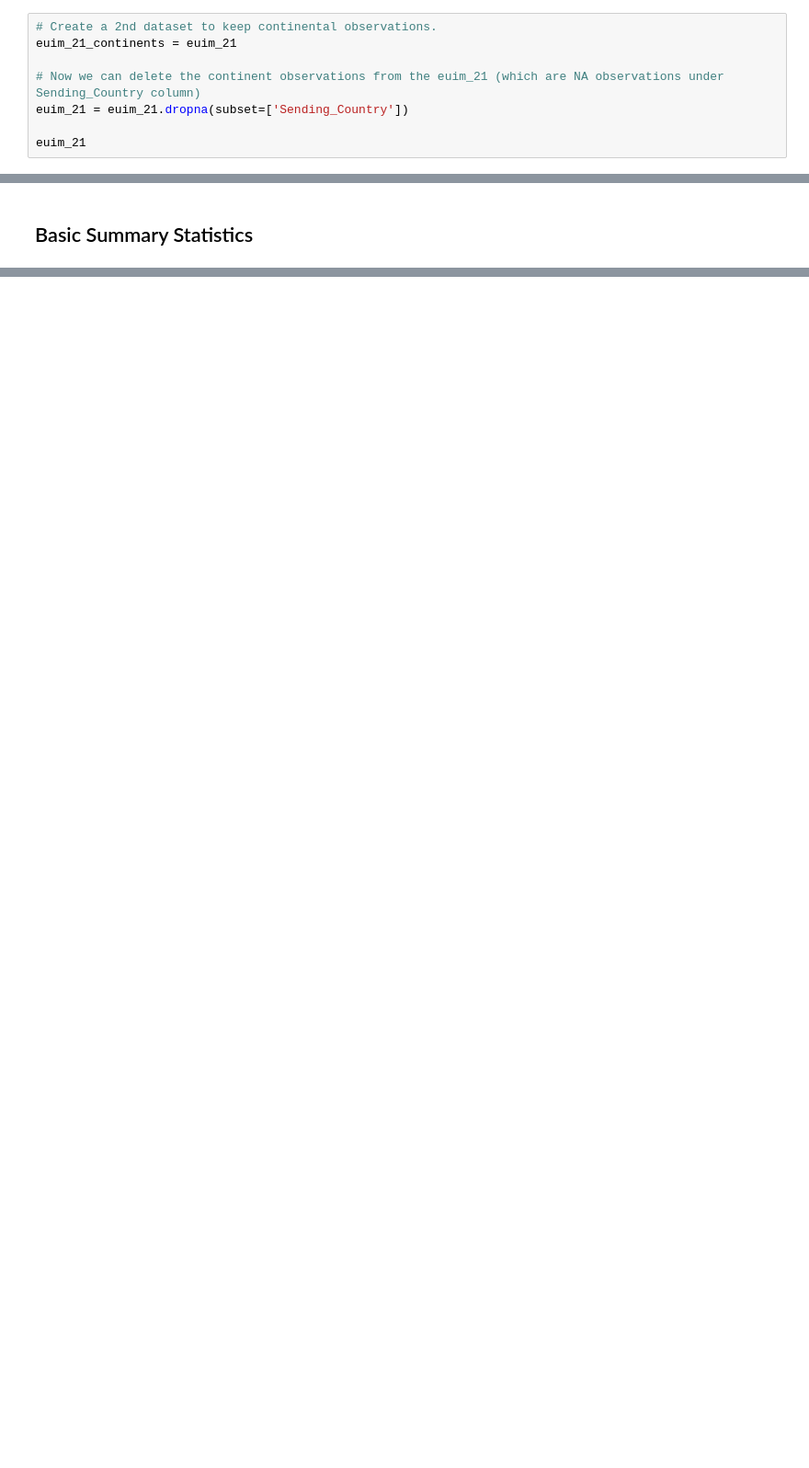
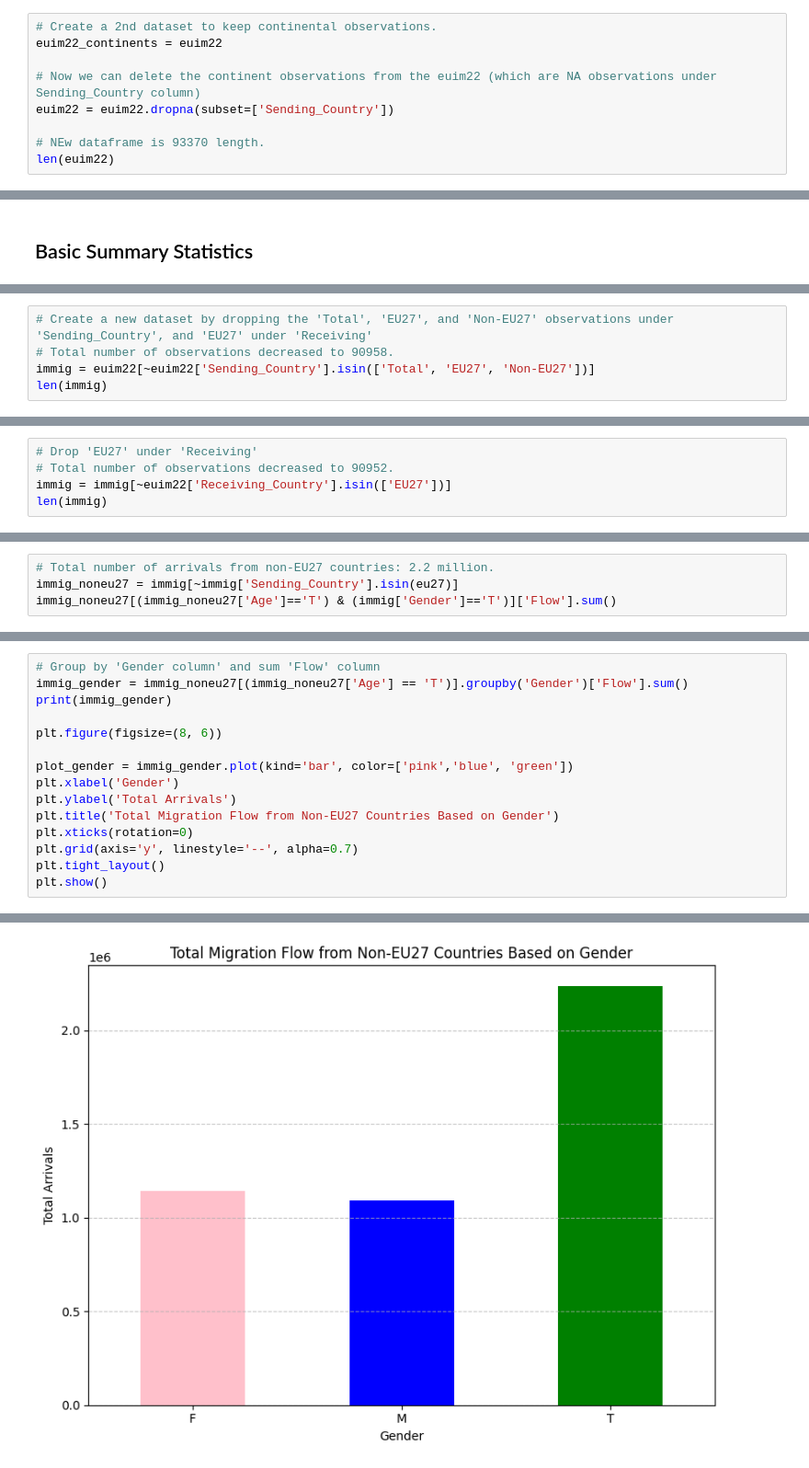
Before and after one commit to barisalan00/barisalan00.github.io, a Jupyter notebook: migration_flows_europe.ipynb, the cells around one changed output, grey strips where cells are left out. Shown: that part at 92% size. Saved outputs shown, nothing was run; the diff lists cells and outputs as text; blank space fills up the shorter version.

```diff
--- a/migration_flows_europe.ipynb
+++ b/migration_flows_europe.ipynb
@@ -258,9 +374,10 @@ euim_21[(euim_21['Migrant_Citizenship']=='STLS') & (euim_21['Migrant_Citizenship
 # %%
 # Create a 2nd dataset to keep continental observations.
-euim_21_continents = euim_21
+euim22_continents = euim22
 
-# Now we can delete the continent observations from the euim_21 (which are NA observations under Sending_Country column)
-euim_21 = euim_21.dropna(subset=['Sending_Country'])
+# Now we can delete the continent observations from the euim22 (which are NA observations under Sending_Country column)
+euim22 = euim22.dropna(subset=['Sending_Country'])
 
-euim_21
+# NEw dataframe is 93370 length.
+len(euim22)
 # %% [output]
@@ -429,0 +427,5 @@ Another key goal is to integrate socio-economic and climate risk indicators from
+# %%
+# Create a new dataset by dropping the 'Total', 'EU27', and 'Non-EU27' observations under 'Sending_Country', and 'EU27' under 'Receiving'
+# Total number of observations decreased to 90958.
+immig = euim22[~euim22['Sending_Country'].isin(['Total', 'EU27', 'Non-EU27'])]
+len(immig)
@@ -429,0 +434,5 @@ Another key goal is to integrate socio-economic and climate risk indicators from
+# %%
+# Drop 'EU27' under 'Receiving'
+# Total number of observations decreased to 90952.
+immig = immig[~euim22['Receiving_Country'].isin(['EU27'])]
+len(immig)
@@ -429,0 +463,4 @@ Another key goal is to integrate socio-economic and climate risk indicators from
+# %%
+# Total number of arrivals from non-EU27 countries: 2.2 million.
+immig_noneu27 = immig[~immig['Sending_Country'].isin(eu27)]
+immig_noneu27[(immig_noneu27['Age']=='T') & (immig['Gender']=='T')]['Flow'].sum()
@@ -429,0 +481,16 @@ Another key goal is to integrate socio-economic and climate risk indicators from
+# %%
+# Group by 'Gender column' and sum 'Flow' column
+immig_gender = immig_noneu27[(immig_noneu27['Age'] == 'T')].groupby('Gender')['Flow'].sum()
+print(immig_gender)
+
+plt.figure(figsize=(8, 6))
+
+plot_gender = immig_gender.plot(kind='bar', color=['pink','blue', 'green'])
+plt.xlabel('Gender')
+plt.ylabel('Total Arrivals')
+plt.title('Total Migration Flow from Non-EU27 Countries Based on Gender')
+plt.xticks(rotation=0)
+plt.grid(axis='y', linestyle='--', alpha=0.7)
+plt.tight_layout()
+plt.show()
+# %% [output]
@@ -429,0 +502 @@ Another key goal is to integrate socio-economic and climate risk indicators from
+[figure, added]
```
Also changed, not shown: parts of 76 cells of this notebook, 1 other file.
